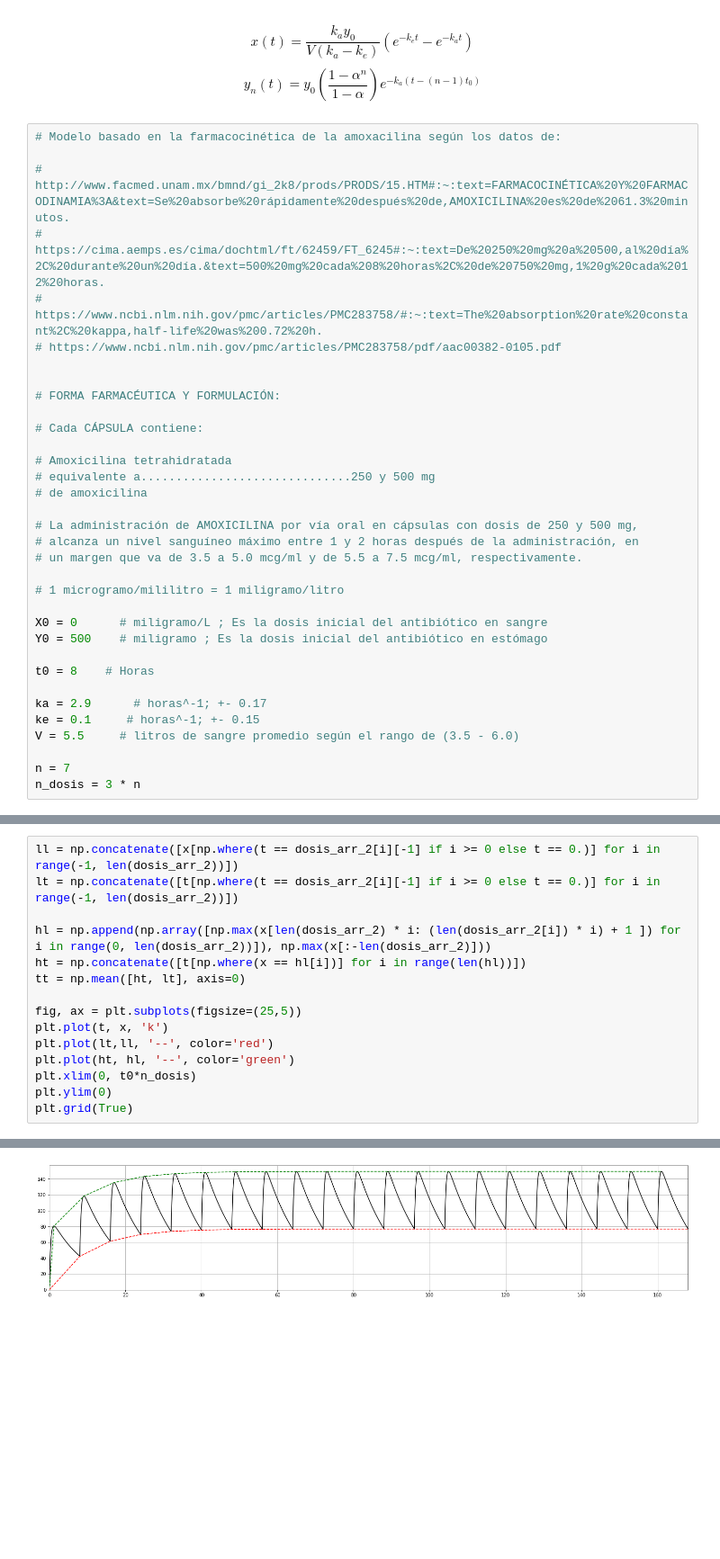
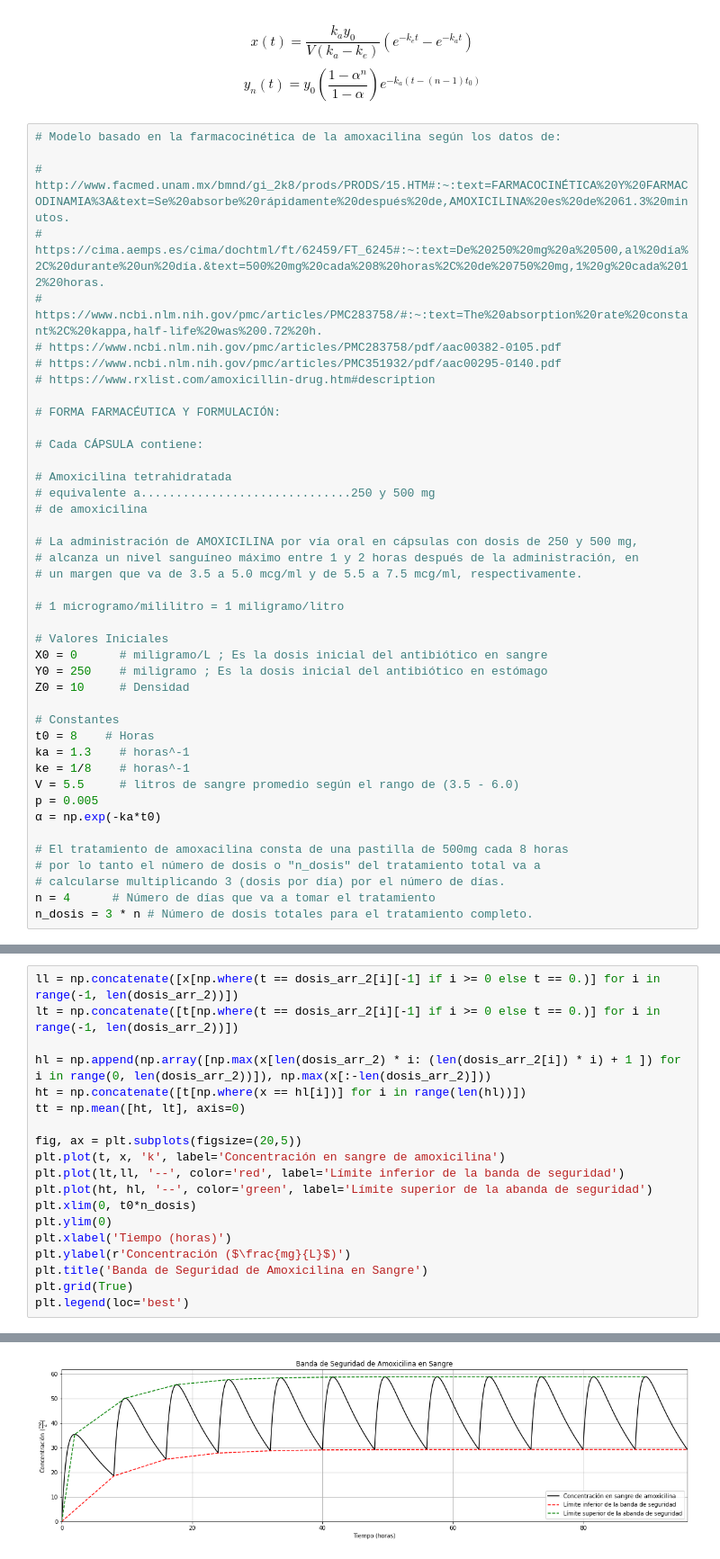
Before and after one commit to SergioPachonDotor/MAIM, a Jupyter notebook: Tarea_1/Tarea_1_sim.ipynb, the cells around one changed output, grey strips where cells are left out. Shown at 90% size. Saved outputs shown, nothing was run; the diff lists cells and outputs as text; blank space fills up the shorter version.

```diff
--- a/Tarea_1/Tarea_1_sim.ipynb
+++ b/Tarea_1/Tarea_1_sim.ipynb
@@ -32,7 +32,8 @@ $$
 # https://cima.aemps.es/cima/dochtml/ft/62459/FT_6245#:~:text=De%20250%20mg%20a%20500,al%20día%2C%20durante%20un%20día.&text=500%20mg%20cada%208%20horas%2C%20de%20750%20mg,1%20g%20cada%2012%20horas.
 # https://www.ncbi.nlm.nih.gov/pmc/articles/PMC283758/#:~:text=The%20absorption%20rate%20constant%2C%20kappa,half-life%20was%200.72%20h.
 # https://www.ncbi.nlm.nih.gov/pmc/articles/PMC283758/pdf/aac00382-0105.pdf
-
+# https://www.ncbi.nlm.nih.gov/pmc/articles/PMC351932/pdf/aac00295-0140.pdf
+# https://www.rxlist.com/amoxicillin-drug.htm#description
 
 # FORMA FARMACÉUTICA Y FORMULACIÓN:
 
@@ -48,17 +49,24 @@ $$
 
 # 1 microgramo/mililitro = 1 miligramo/litro
 
+# Valores Iniciales
 X0 = 0      # miligramo/L ; Es la dosis inicial del antibiótico en sangre
-Y0 = 500    # miligramo ; Es la dosis inicial del antibiótico en estómago
+Y0 = 250    # miligramo ; Es la dosis inicial del antibiótico en estómago
+Z0 = 10     # Densidad
 
+# Constantes
 t0 = 8    # Horas
+ka = 1.3    # horas^-1
+ke = 1/8    # horas^-1
+V = 5.5     # litros de sangre promedio según el rango de (3.5 - 6.0)
+p = 0.005
+α = np.exp(-ka*t0)
 
-ka = 2.9      # horas^-1; +- 0.17
-ke = 0.1     # horas^-1; +- 0.15
-V = 5.5     # litros de sangre promedio según el rango de (3.5 - 6.0)
-
-n = 7
-n_dosis = 3 * n
+# El tratamiento de amoxacilina consta de una pastilla de 500mg cada 8 horas
+# por lo tanto el número de dosis o "n_dosis" del tratamiento total va a
+# calcularse multiplicando 3 (dosis por día) por el número de días.
+n = 4      # Número de días que va a tomar el tratamiento
+n_dosis = 3 * n # Número de dosis totales para el tratamiento completo.
 # %%
 def model(c, t):
     y = c[0]
@@ -96,11 +136,15 @@ hl = np.append(np.array([np.max(x[len(dosis_arr_2) * i: (len(dosis_arr_2[i]) * i
 ht = np.concatenate([t[np.where(x == hl[i])] for i in range(len(hl))])
 tt = np.mean([ht, lt], axis=0)
 
-fig, ax = plt.subplots(figsize=(25,5))
-plt.plot(t, x, 'k')
-plt.plot(lt,ll, '--', color='red')
-plt.plot(ht, hl, '--', color='green')
+fig, ax = plt.subplots(figsize=(20,5))
+plt.plot(t, x, 'k', label='Concentración en sangre de amoxicilina')
+plt.plot(lt,ll, '--', color='red', label='Límite inferior de la banda de seguridad')
+plt.plot(ht, hl, '--', color='green', label='Límite superior de la abanda de seguridad')
 plt.xlim(0, t0*n_dosis)
 plt.ylim(0)
+plt.xlabel('Tiempo (horas)')
+plt.ylabel(r'Concentración ($\frac{mg}{L}$)')
+plt.title('Banda de Seguridad de Amoxicilina en Sangre')
 plt.grid(True)
+plt.legend(loc='best')
 # %% [output]
@@ -107 +152 @@ plt.grid(True)
-[figure, old version]
+[figure, new version]
```
Also changed, not shown: parts of 11 cells of this notebook.
